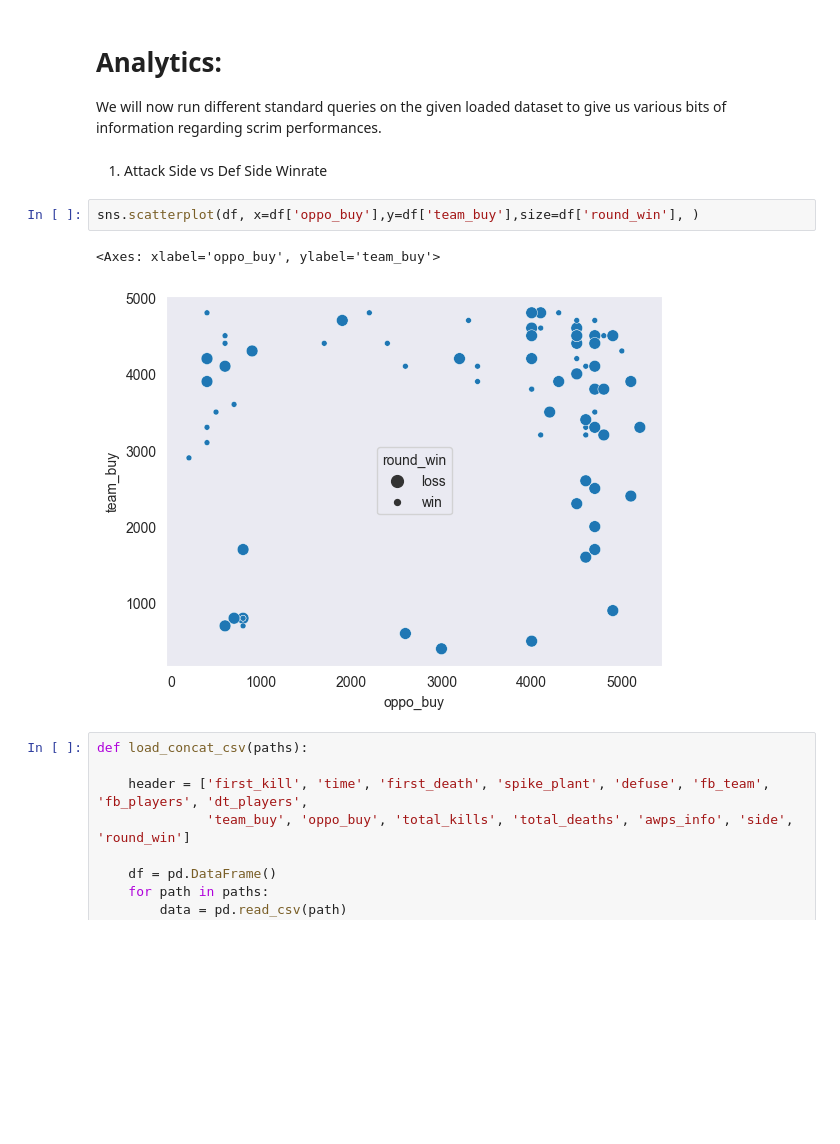
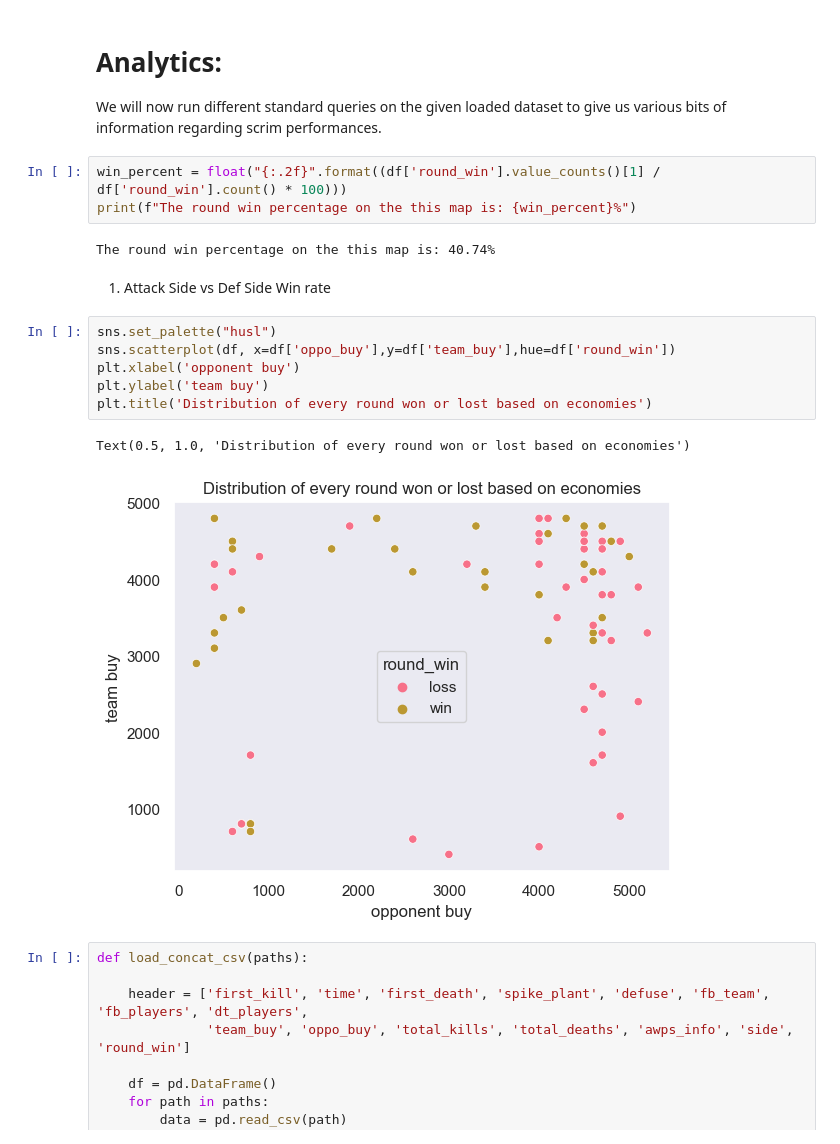
Before and after one commit to tam0w/practistics-template, a Jupyter notebook: queries.ipynb, the cells around one changed output. Saved outputs shown, nothing was run; the diff lists cells and outputs as text; blank space fills up the shorter version.

```diff
--- a/queries.ipynb
+++ b/queries.ipynb
@@ -45,13 +45,22 @@ df.head()
 # Analytics:
 
 We will now run different standard queries on the given loaded dataset to give us various bits of information regarding scrim performances.
+# %%
+win_percent = float("{:.2f}".format((df['round_win'].value_counts()[1] / df['round_win'].count() * 100)))
+print(f"The round win percentage on the this map is: {win_percent}%")
+# %% [output]
+The round win percentage on the this map is: 40.74%
 # %% [markdown]
-1) Attack Side vs Def Side Winrate
+1) Attack Side vs Def Side Win rate
 # %%
-sns.scatterplot(df, x=df['oppo_buy'],y=df['team_buy'],size=df['round_win'], )
+sns.set_palette("husl")
+sns.scatterplot(df, x=df['oppo_buy'],y=df['team_buy'],hue=df['round_win'])
+plt.xlabel('opponent buy')
+plt.ylabel('team buy')
+plt.title('Distribution of every round won or lost based on economies')
 # %% [output]
-<Axes: xlabel='oppo_buy', ylabel='team_buy'>
+Text(0.5, 1.0, 'Distribution of every round won or lost based on economies')
-[figure, old version]
+[figure, new version]
 # %%
 def load_concat_csv(paths):
 
```
